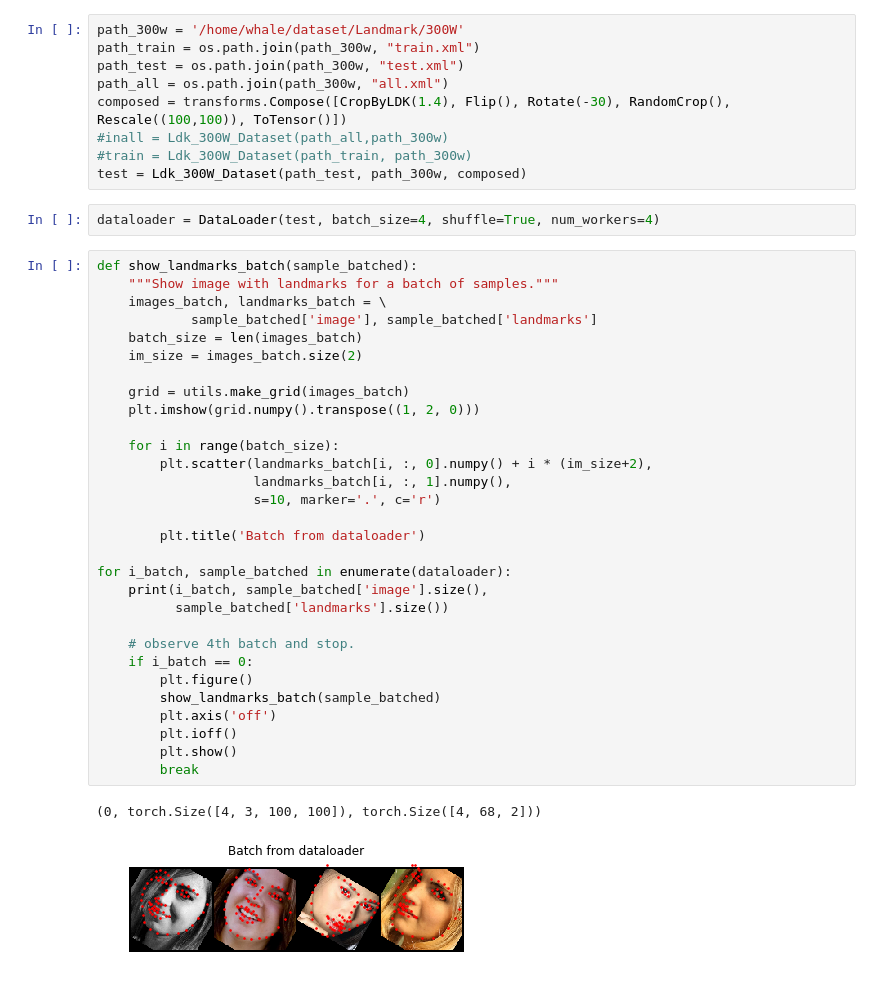
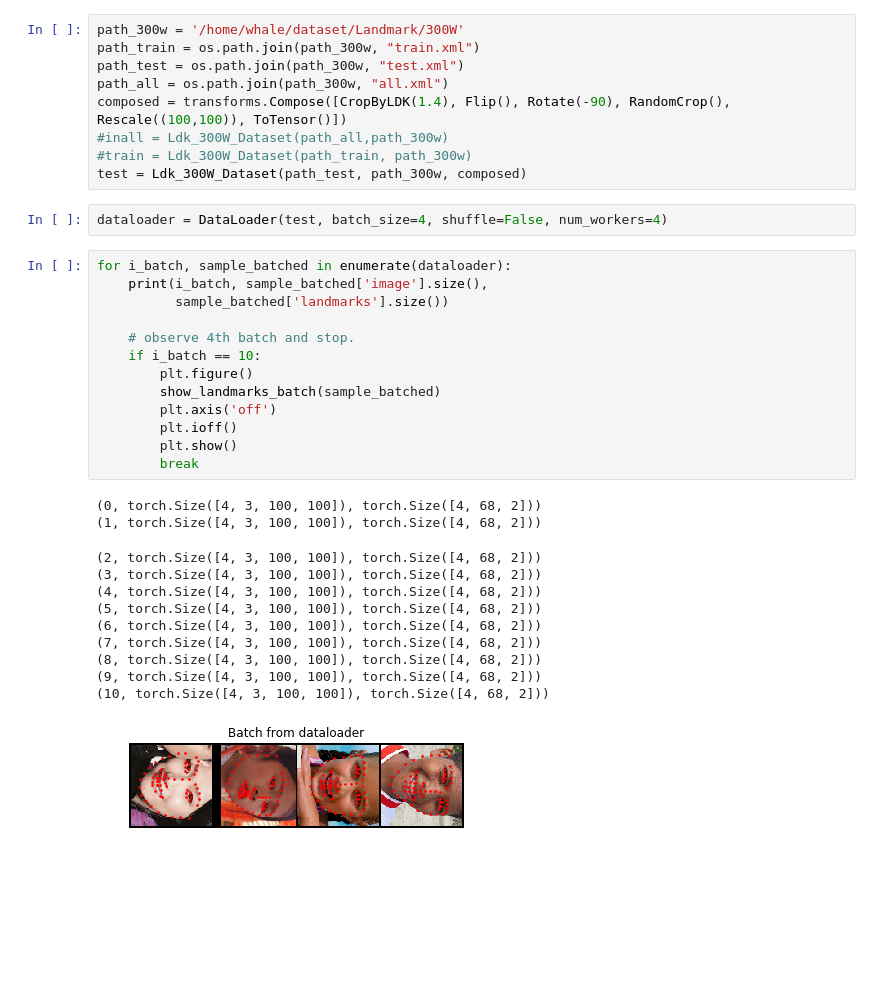
Before and after one commit to ohnosang/mobile-landmark, a Jupyter notebook: mobile-landmark.ipynb, the cells around one changed output. Cells and saved outputs as stored; diff of their text form; blank space fills up the shorter version.

```diff
--- a/mobile-landmark.ipynb
+++ b/mobile-landmark.ipynb
@@ -150,42 +18,35 @@ path_300w = '/home/whale/dataset/Landmark/300W'
 path_train = os.path.join(path_300w, "train.xml")
 path_test = os.path.join(path_300w, "test.xml")
 path_all = os.path.join(path_300w, "all.xml")
-composed = transforms.Compose([CropByLDK(1.4), Flip(), Rotate(-30), RandomCrop(), Rescale((100,100)), ToTensor()])
+composed = transforms.Compose([CropByLDK(1.4), Flip(), Rotate(-90), RandomCrop(), Rescale((100,100)), ToTensor()])
 #inall = Ldk_300W_Dataset(path_all,path_300w)
 #train = Ldk_300W_Dataset(path_train, path_300w)
 test = Ldk_300W_Dataset(path_test, path_300w, composed)
 # %%
-dataloader = DataLoader(test, batch_size=4, shuffle=True, num_workers=4)
+dataloader = DataLoader(test, batch_size=4, shuffle=False, num_workers=4)
 # %%
-def show_landmarks_batch(sample_batched):
-    """Show image with landmarks for a batch of samples."""
-    images_batch, landmarks_batch = \
-            sample_batched['image'], sample_batched['landmarks']
-    batch_size = len(images_batch)
-    im_size = images_batch.size(2)
-
-    grid = utils.make_grid(images_batch)
-    plt.imshow(grid.numpy().transpose((1, 2, 0)))
-
-    for i in range(batch_size):
-        plt.scatter(landmarks_batch[i, :, 0].numpy() + i * (im_size+2),
-                    landmarks_batch[i, :, 1].numpy(),
-                    s=10, marker='.', c='r')
-
-        plt.title('Batch from dataloader')
-
 for i_batch, sample_batched in enumerate(dataloader):
     print(i_batch, sample_batched['image'].size(),
           sample_batched['landmarks'].size())
 
     # observe 4th batch and stop.
-    if i_batch == 0:
+    if i_batch == 10:
         plt.figure()
         show_landmarks_batch(sample_batched)
         plt.axis('off')
         plt.ioff()
         plt.show()
         break
 # %% [output]
 (0, torch.Size([4, 3, 100, 100]), torch.Size([4, 68, 2]))
+(1, torch.Size([4, 3, 100, 100]), torch.Size([4, 68, 2]))
+(2, torch.Size([4, 3, 100, 100]), torch.Size([4, 68, 2]))
+(3, torch.Size([4, 3, 100, 100]), torch.Size([4, 68, 2]))
+(4, torch.Size([4, 3, 100, 100]), torch.Size([4, 68, 2]))
+(5, torch.Size([4, 3, 100, 100]), torch.Size([4, 68, 2]))
+(6, torch.Size([4, 3, 100, 100]), torch.Size([4, 68, 2]))
+(7, torch.Size([4, 3, 100, 100]), torch.Size([4, 68, 2]))
+(8, torch.Size([4, 3, 100, 100]), torch.Size([4, 68, 2]))
+(9, torch.Size([4, 3, 100, 100]), torch.Size([4, 68, 2]))
+(10, torch.Size([4, 3, 100, 100]), torch.Size([4, 68, 2]))
-[figure, old version]
+[figure, new version]
```
Also changed, not shown: parts of 3 cells of this notebook, 2 other files.
